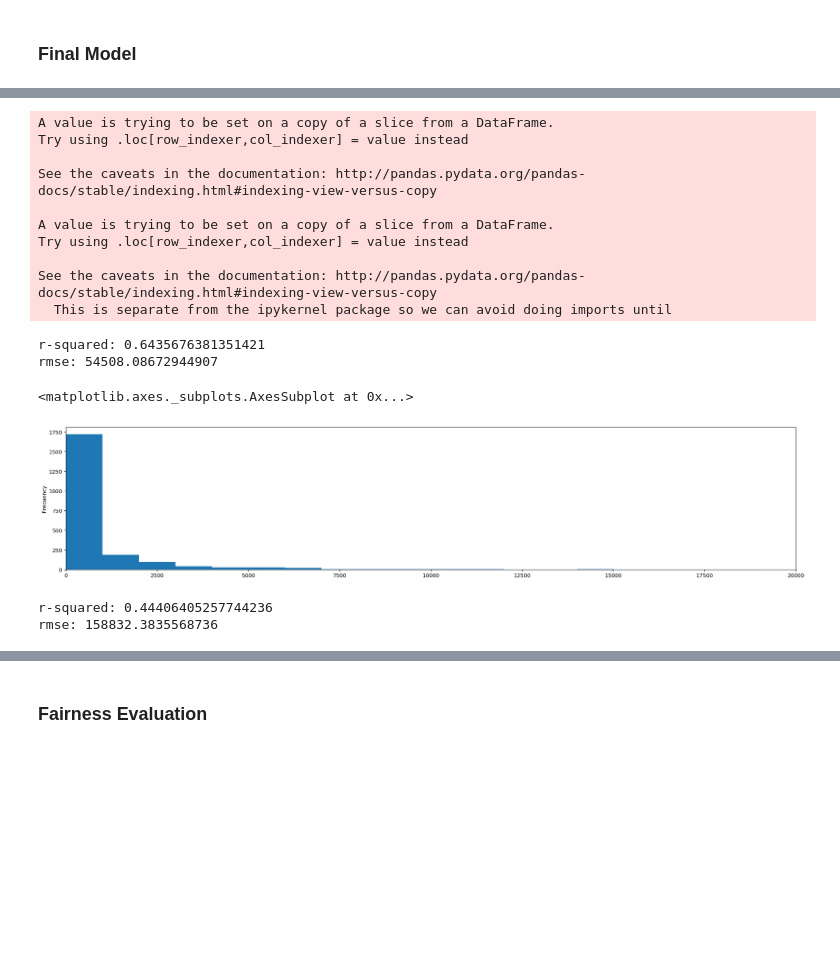
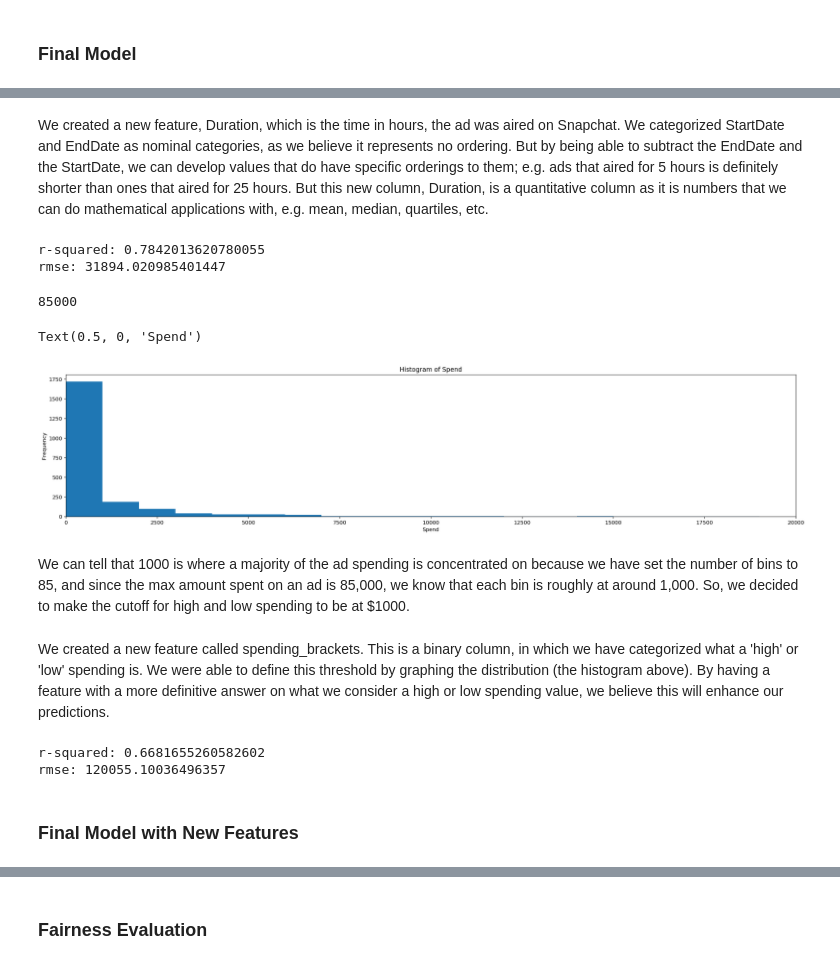
Before and after one commit to helenhc/Snapchat-Ads, a Jupyter notebook: ads.ipynb, the cells around one changed output, grey strips where cells are left out. Saved outputs shown, nothing was run; the diff lists cells and outputs as text; code cells hidden in the pictures; blank space fills up the shorter version.

```diff
--- a/ads.ipynb
+++ b/ads.ipynb
@@ -146,4 +161,0 @@ dates['EndDate'] = dates['EndDate'].fillna(datetime.utcnow())
-# %%
-result = result[['Impressions', 'StartDate', 'EndDate', 'Spend','Gender', 'CountryCode']]
-X = result.drop(['Impressions'], axis=1)
-y = result.Impressions
@@ -179,23 +163,18 @@ rmse: 100627.87472035264
 #New feature: Duration
 result['Duration'] = abs(dates['EndDate'] - dates['StartDate'])
 result["Duration"] = round(result['Duration'].apply(lambda x: x.days * 24 + x.seconds // 3600))
-# %% [output]
-A value is trying to be set on a copy of a slice from a DataFrame.
-Try using .loc[row_indexer,col_indexer] = value instead
-
-See the caveats in the documentation: http://pandas.pydata.org/pandas-docs/stable/indexing.html#indexing-view-versus-copy
-
-A value is trying to be set on a copy of a slice from a DataFrame.
-Try using .loc[row_indexer,col_indexer] = value instead
-
-See the caveats in the documentation: http://pandas.pydata.org/pandas-docs/stable/indexing.html#indexing-view-versus-copy
-  This is separate from the ipykernel package so we can avoid doing imports until
+# %% [markdown]
+We created a new feature, Duration, which is the time in hours, the ad was aired on Snapchat. We categorized StartDate and EndDate as nominal categories, as we believe it represents no ordering. But by being able to subtract the EndDate and the StartDate, we can develop values that do have specific orderings to them; e.g. ads that aired for 5 hours is definitely shorter than ones that aired for 25 hours. But this new column, Duration, is a quantitative column as it is numbers that we can do mathematical applications with, e.g. mean, median, quartiles, etc.
 # %%
-result = result[['Impressions', 'StartDate', 'EndDate', 'Duration', 'Spend','Gender', 'CountryCode']]
+#the columns we're working with
+result = result[['Impressions', 'StartDate', 'EndDate', 'Duration', 'Spend', 'Gender', 'CountryCode']]
+
+#Dividing categorical and numerical columns
 types = X.dtypes
 catcols = types.loc[types == np.object].index
 numcols = types.loc[types != np.object].index
 
+#pipeline for categorical columns
 cats = Pipeline([
     ('imp', SimpleImputer(strategy='constant', fill_value='NULL')),
     ('ohe', OneHotEncoder(handle_unknown='ignore', sparse=False)),
@@ -204,7 +183,10 @@ cats = Pipeline([
 
 ct = ColumnTransformer([
     ('catcols', cats, catcols),
-    ('numcols', SimpleImputer(strategy='constant', fill_value=0), numcols)
+    #pipeline for numerical columns
+    ('numcols', SimpleImputer(strategy='constant', fill_value=0), numcols),
+    ('quantiles', QuantileTransformer(), numcols)
+
 ])
 
 pl2 = Pipeline([('feats', ct), ('reg', RandomForestRegressor())])
@@ -217,24 +199,36 @@ preds = pl2.predict(X_ts)
 rmse = np.sqrt(np.mean(preds - y_ts)**2)
 print("rmse: " + str(rmse))
 # %% [output]
-r-squared: 0.6435676381351421
-rmse: 54508.08672944907
+r-squared: 0.7842013620780055
+rmse: 31894.020985401447
-# %%
-result["Spend"].plot(kind='hist', bins=85,figsize=(25,5), xlim=(0,20000))
-#We can tell that $1000 is where a majority of the ad spending is concentrated on- we decided to make the cutoff
-#for high and low spending to be at 1000.
-# %% [output]
-<matplotlib.axes._subplots.AxesSubplot at 0x...>
-[figure, removed]
+# %%
+result['Spend'].max()
+# %% [output]
+85000
+# %%
+result["Spend"].plot(kind='hist', bins=85,figsize=(25,5), xlim=(0,20000))
+plt.title('Histogram of Spend')
+plt.xlabel('Spend')
+# %% [output]
+Text(0.5, 0, 'Spend')
+[figure, added]
+# %% [markdown]
+We can tell that 1000 is where a majority of the ad spending is concentrated on because we have set the number of bins to 85, and since the max amount spent on an ad is 85,000, we know that each bin is roughly at around 1,000. So, we decided to make the cutoff for high and low spending to be at $1000.
 # %%
 #New feature: High or low spending
 result['spending_brackets'] = (result.Spend <= 1000).replace({True:'Low', False:'High'})
+# %% [markdown]
+We created a new feature called spending_brackets. This is a binary column, in which we have categorized what a 'high' or 'low' spending is. We were able to define this threshold by graphing the distribution (the histogram above). By having a feature with a more definitive answer on what we consider a high or low spending value, we believe this will enhance our predictions.
 # %%
+#columns we're working with
 result = result[['Impressions', 'StartDate', 'EndDate', 'spending_brackets', 'Spend','Gender', 'CountryCode']]
+
+#Dividing categorical and numerical columns
 types = X.dtypes
 catcols = types.loc[types == np.object].index
 numcols = types.loc[types != np.object].index
 
+#pipeline for categorical columns
 cats = Pipeline([
     ('imp', SimpleImputer(strategy='constant', fill_value='NULL')),
     ('ohe', OneHotEncoder(handle_unknown='ignore', sparse=False)),
@@ -243,7 +237,10 @@ cats = Pipeline([
 
 ct = ColumnTransformer([
     ('catcols', cats, catcols),
-    ('numcols', SimpleImputer(strategy='constant', fill_value=0), numcols)
+    #pipeline for numerical columns
+    ('numcols', SimpleImputer(strategy='constant', fill_value=0), numcols),
+    ('quantiles', QuantileTransformer(), numcols)
+
 ])
 
 pl2 = Pipeline([('feats', ct), ('reg', RandomForestRegressor())])
@@ -256,8 +253,10 @@ preds = pl2.predict(X_ts)
 rmse = np.sqrt(np.mean(preds - y_ts)**2)
 print("rmse: " + str(rmse))
 # %% [output]
-r-squared: 0.44406405257744236
-rmse: 158832.3835568736
+r-squared: 0.6681655260582602
+rmse: 120055.10036496357
+# %% [markdown]
+### Final Model with New Features
 # %%
 #New feature: Duration
 result['Duration'] = abs(dates['EndDate'] - dates['StartDate'])
```
Also changed, not shown: parts of 9 cells of this notebook.
